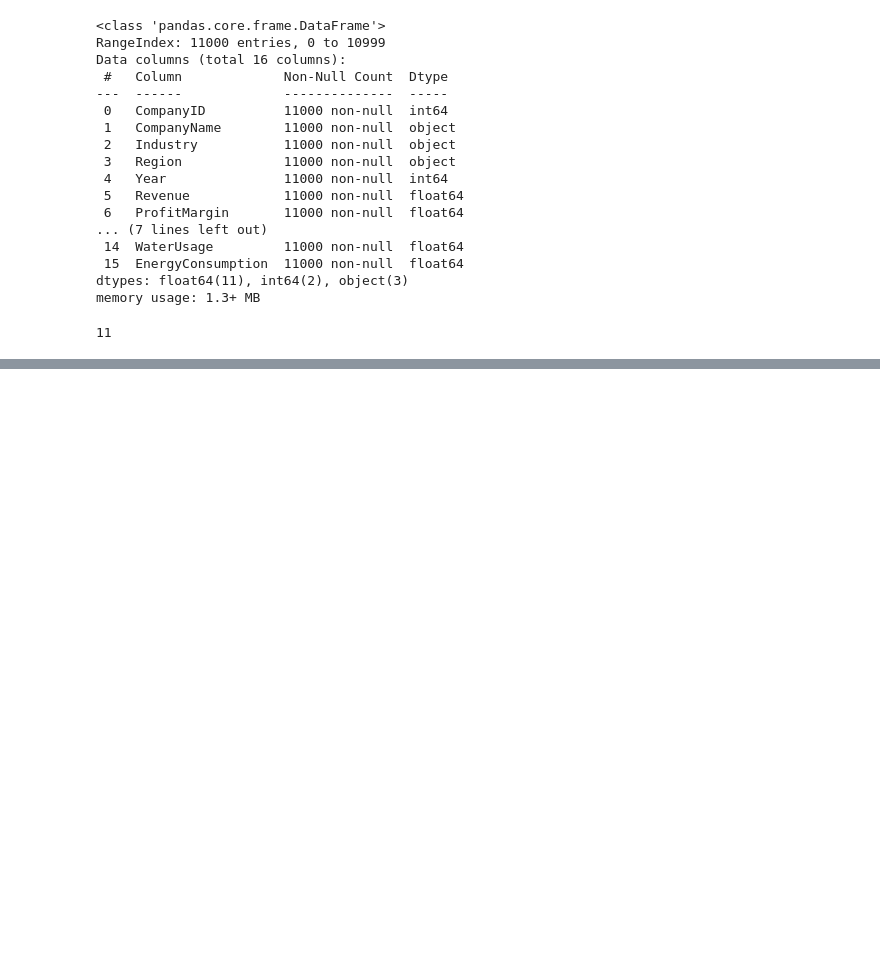
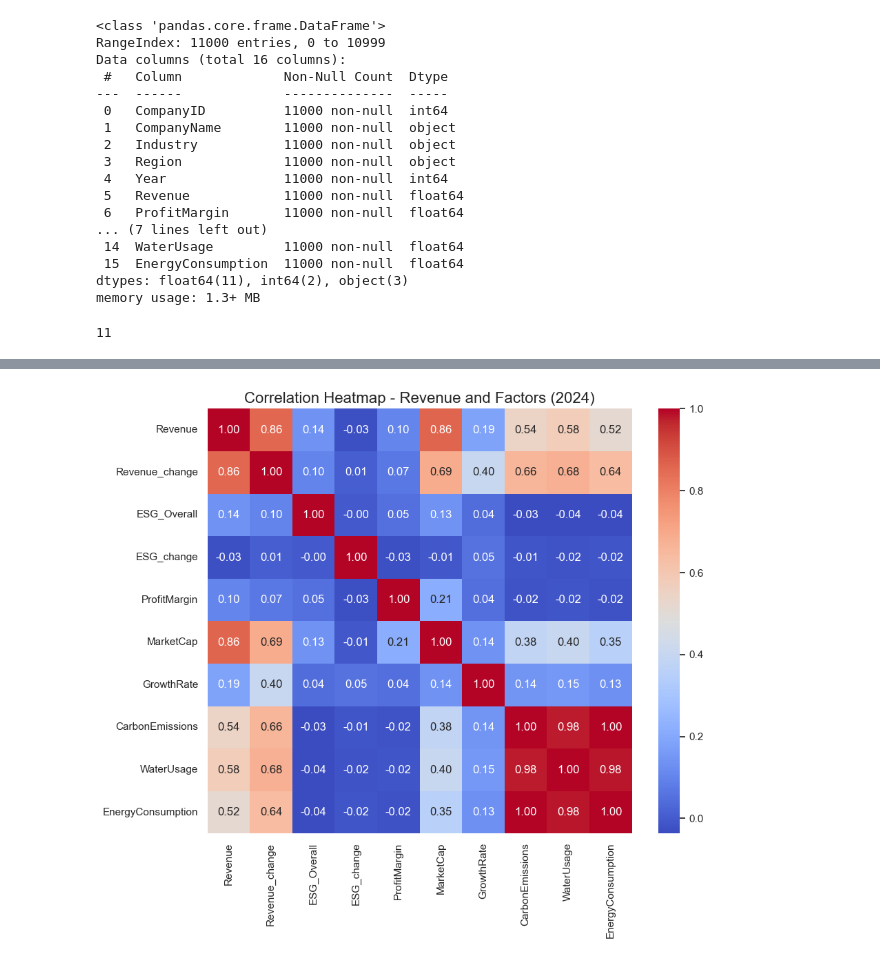
Before and after one commit to ygong-hue/Machine-Learning-Project, a Jupyter notebook: data.ipynb, the cells around one changed output, grey strips where cells are left out. Saved outputs shown, nothing was run; the diff lists cells and outputs as text; code cells hidden in the pictures; blank space fills up the shorter version.

```diff
--- a/data.ipynb
+++ b/data.ipynb
@@ -37,0 +115,3 @@ df['Year'].nunique()
+# %%
+# 从 df 中筛选 Year 为 2023 或 2024 的数据
+df_2023_2024 = df[df['Year'].isin([2023, 2024])].copy()
@@ -37,0 +134,19 @@ df['Year'].nunique()
+# %%
+df_2023_2024 = df_2023_2024.sort_values(by=['CompanyID', 'Year'])
+
+# 计算上一年的 ESG_Overall 和 Revenue
+df_2023_2024['ESG_prev_year'] = df_2023_2024.groupby('CompanyID')['ESG_Overall'].shift(1)
+df_2023_2024['Revenue_prev_year'] = df_2023_2024.groupby('CompanyID')['Revenue'].shift(1)
+
+# 计算同比变化量
+df_2023_2024['ESG_change'] = df_2023_2024['ESG_Overall'] - df_2023_2024['ESG_prev_year']
+df_2023_2024['Revenue_change'] = df_2023_2024['Revenue'] - df_2023_2024['Revenue_prev_year']
+
+# 只保留 2024 年的数据
+df_2024 = df_2023_2024[df_2023_2024['Year'] == 2024].copy()
+
+# 删除上一年列，如果不需要
+df_2024 = df_2024.drop(columns=['ESG_prev_year','Revenue_prev_year'])
+
+# 查看结果
+df_2024.head()
@@ -37,0 +212,19 @@ df['Year'].nunique()
+# %%
+# Select relevant numeric columns
+# Include Revenue, ESG_Overall, ESG_change, Revenue_change, ProfitMargin, MarketCap, GrowthRate, CarbonEmissions, WaterUsage, EnergyConsumption
+cols_to_corr = [
+    'Revenue', 'Revenue_change', 'ESG_Overall', 'ESG_change',
+    'ProfitMargin', 'MarketCap', 'GrowthRate',
+    'CarbonEmissions', 'WaterUsage', 'EnergyConsumption'
+]
+
+# Compute correlation matrix
+corr_matrix = df_2024[cols_to_corr].corr()
+
+# Plot heatmap
+plt.figure(figsize=(10, 8))
+sns.heatmap(corr_matrix, annot=True, fmt=".2f", cmap='coolwarm', cbar=True, square=True)
+plt.title("Correlation Heatmap - Revenue and Factors (2024)", fontsize=16)
+plt.show()
+# %% [output]
+[figure, added]
```
Also changed, not shown: parts of 17 cells of this notebook.
